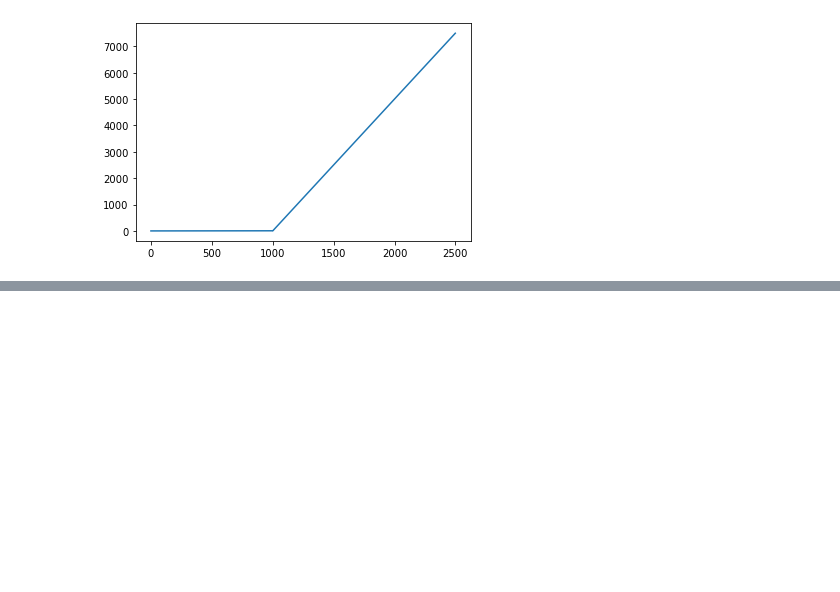
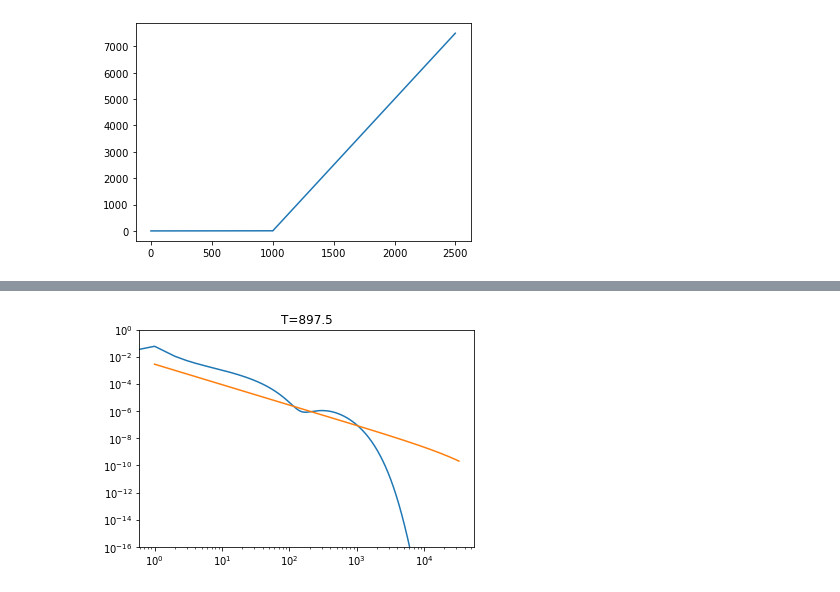
Before and after one commit to mousebaiker/SmolOsc, a Jupyter notebook: Kinetics.ipynb, the cells around one changed output, grey strips where cells are left out. Saved outputs shown, nothing was run; the diff lists cells and outputs as text; code cells hidden in the pictures; blank space fills up the shorter version.

```diff
--- a/Kinetics.ipynb
+++ b/Kinetics.ipynb
@@ -572,0 +678,29 @@ initializer @ k
+# %%
+np.seterr(all='ignore')
+
+
+from matplotlib.animation import FuncAnimation
+
+fig, ax = plt.subplots()
+ln, = ax.loglog([], [])
+ax.loglog(k, analytical(k, 0.005), label='Analytical')
+
+ts = np.arange(10000) * (sim.dt * num_iterations_per_step)
+
+
+def init():
+#     ax.set_xlim(0, 100)
+    ax.set_ylim(10**(-16), 10**(0))
+    return ln,
+
+def update(frame):
+    y = sim_results[25*frame]
+    ln.set_data(k, y)
+    ax.set_title('T=' + str(ts[25*frame]))
+    return ln,
+
+ani = FuncAnimation(fig, update, frames=np.arange(len(sim_results)//25), interval=30,
+                    init_func=init, blit=True)
+ani.save('presolve.mp4', writer='ffmpeg')
+# %% [output]
+[figure, added]
```
Also changed, not shown: parts of 13 cells of this notebook.
